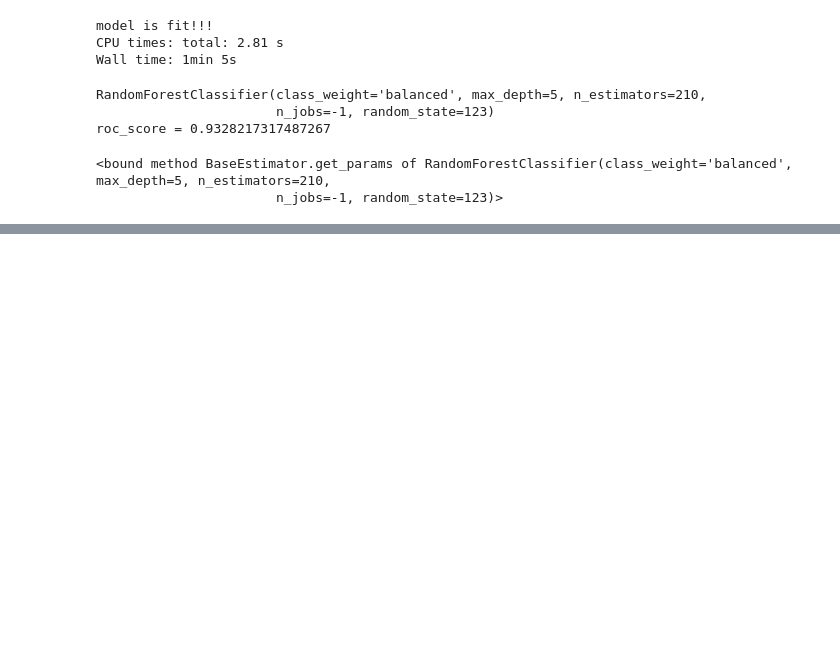
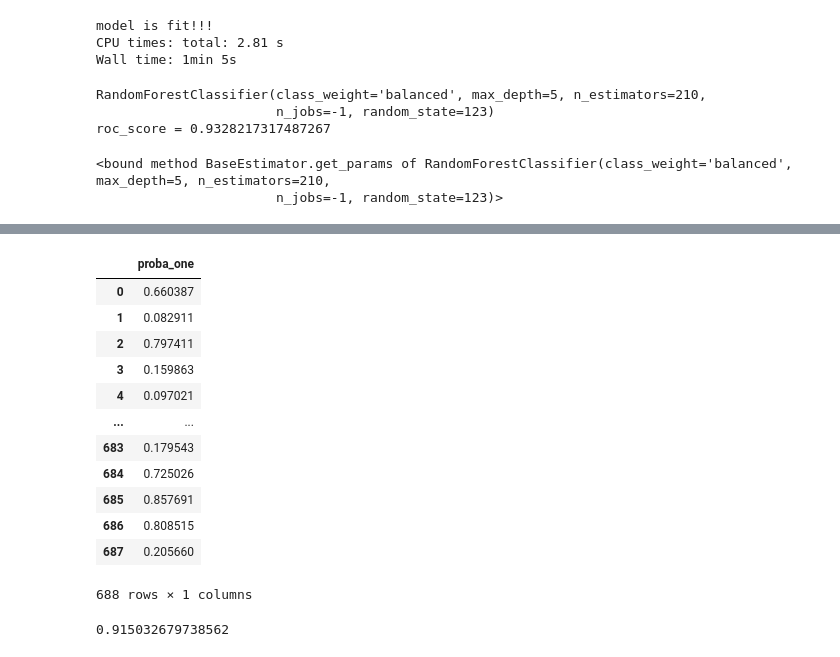
Before and after one commit to dmitrySkachan/heart_disease_clf, a Jupyter notebook: room_2.ipynb, the cells around one changed output, grey strips where cells are left out. Drawn from its saved outputs; the diff is of its cells as text; code cells hidden in the pictures; blank space fills up the shorter version.

```diff
--- a/room_2.ipynb
+++ b/room_2.ipynb
@@ -228,8 +244,8 @@ RandomForestClassifier(class_weight='balanced', max_depth=5, n_estimators=210,
                        n_jobs=-1, random_state=123)
 roc_score = 0.9328217317487267
 # %%
-best_model = model.best_estimator_
-print(best_model.get_params)
+rf_clf = model.best_estimator_
+print(rf_clf.get_params)
 # %% [output]
 <bound method BaseEstimator.get_params of RandomForestClassifier(class_weight='balanced', max_depth=5, n_estimators=210,
                        n_jobs=-1, random_state=123)>
@@ -320,0 +370,22 @@ f1 = 0.8764044943820224
+# %%
+train_proba = pd.DataFrame(rf_clf.predict_proba(x_train)[:, 1], columns=['proba_one'])
+train_proba
+# %% [output]
+|  | proba_one |
+| 0 | 0.660387 |
+| 1 | 0.082911 |
+| 2 | 0.797411 |
+| 3 | 0.159863 |
+| 4 | 0.097021 |
+| ... | ... |
+| 683 | 0.179543 |
+| 684 | 0.725026 |
+| 685 | 0.857691 |
+| 686 | 0.808515 |
+| 687 | 0.205660 |
+688 rows × 1 columns
+# %%
+y_pred = rf_clf.predict(x_train)
+f1_score(y_train, y_pred)
+# %% [output]
+0.915032679738562
```
Also changed, not shown: parts of 35 cells of this notebook.
